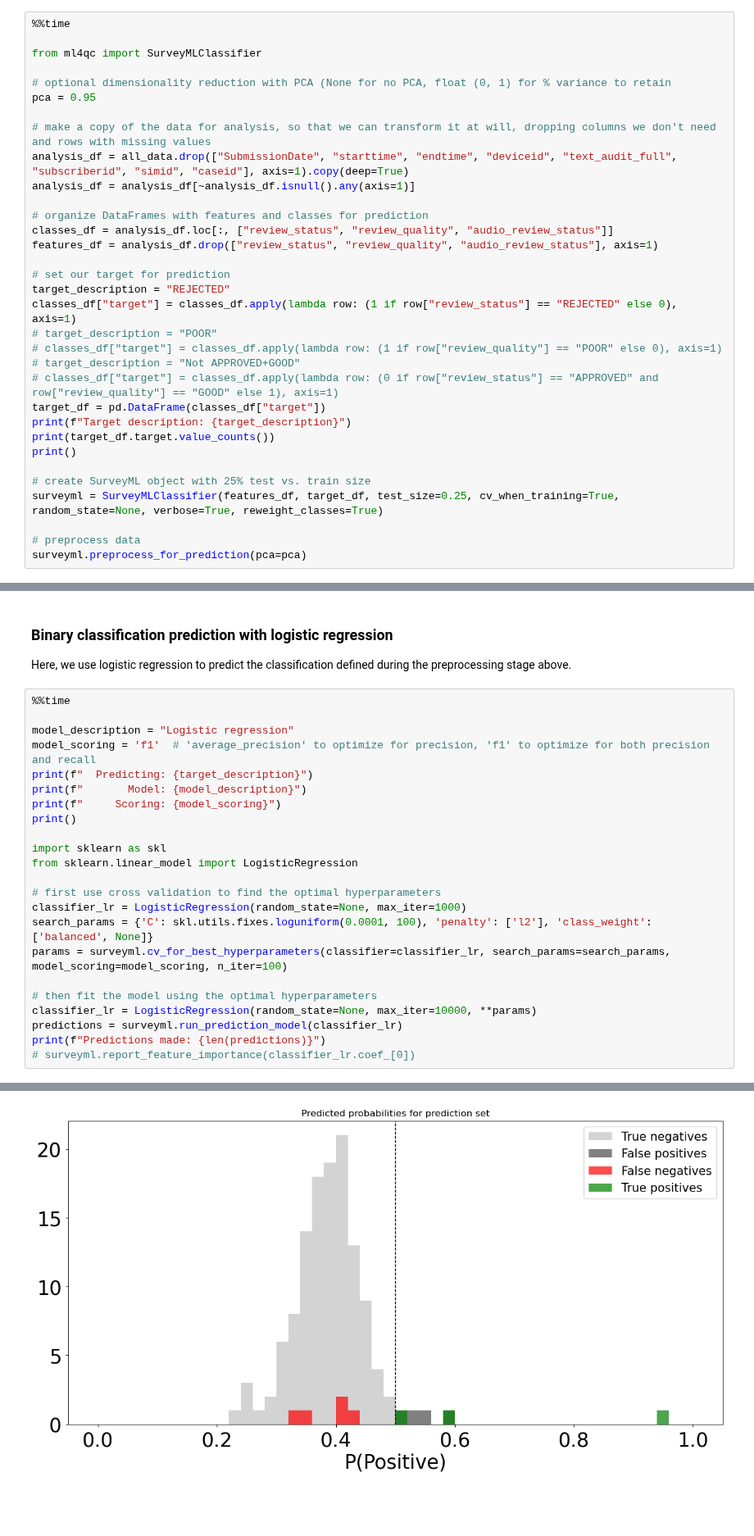
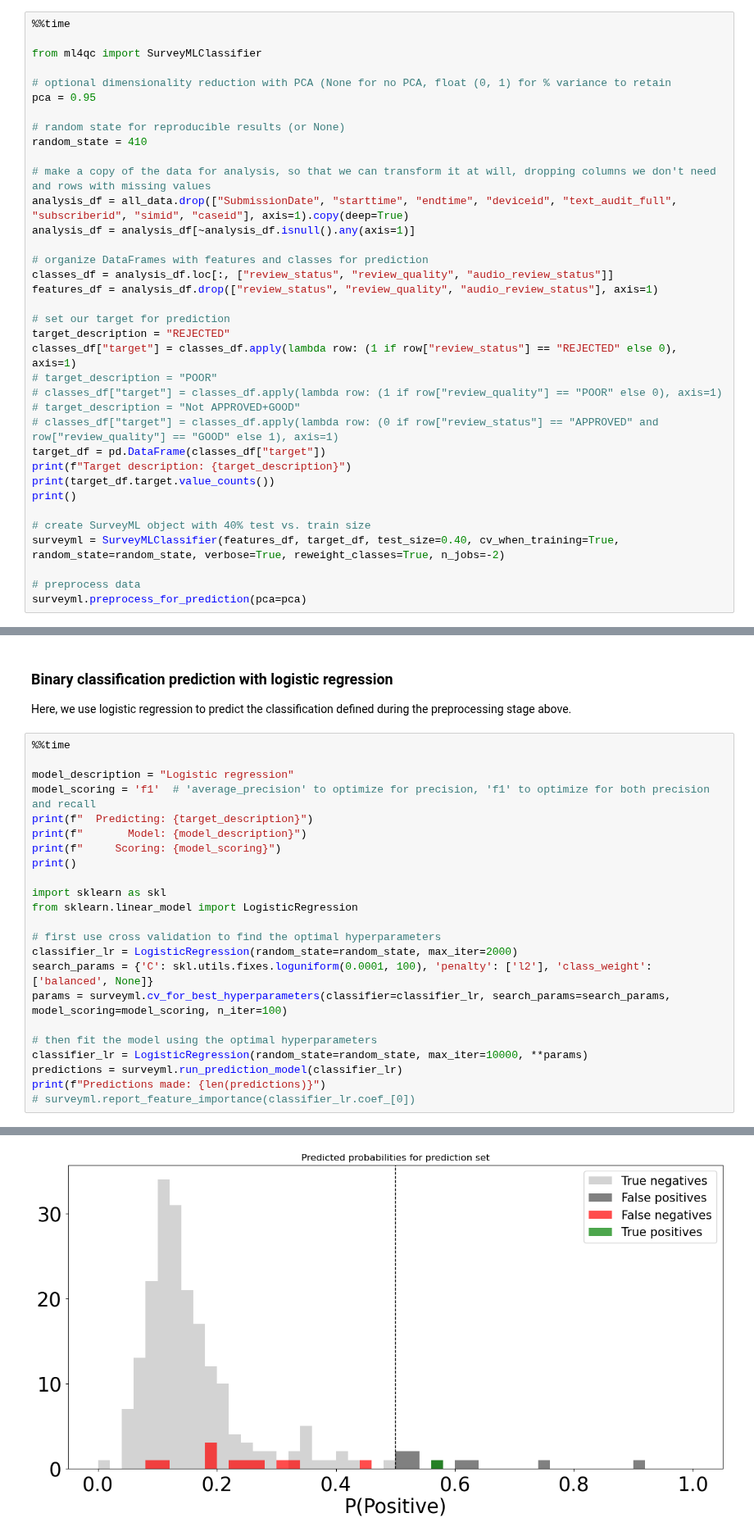
Before and after one commit to higherbar-ai/ml4qc, a Jupyter notebook: src/ml4qc-cati2-example.ipynb, the cells around one changed output, grey strips where cells are left out. Shown at 82% size. Drawn from its saved outputs; the diff is of its cells as text; blank space fills up the shorter version.

```diff
--- a/src/ml4qc-cati2-example.ipynb
+++ b/src/ml4qc-cati2-example.ipynb
@@ -112,6 +112,9 @@ from ml4qc import SurveyMLClassifier
 
 # optional dimensionality reduction with PCA (None for no PCA, float (0, 1) for % variance to retain
 pca = 0.95
+
+# random state for reproducible results (or None)
+random_state = 410
 
 # make a copy of the data for analysis, so that we can transform it at will, dropping columns we don't need and rows with missing values
 analysis_df = all_data.drop(["SubmissionDate", "starttime", "endtime", "deviceid", "text_audit_full", "subscriberid", "simid", "caseid"], axis=1).copy(deep=True)
@@ -133,8 +136,8 @@ print(f"Target description: {target_description}")
 print(target_df.target.value_counts())
 print()
 
-# create SurveyML object with 25% test vs. train size
-surveyml = SurveyMLClassifier(features_df, target_df, test_size=0.25, cv_when_training=True, random_state=None, verbose=True, reweight_classes=True)
+# create SurveyML object with 40% test vs. train size
+surveyml = SurveyMLClassifier(features_df, target_df, test_size=0.40, cv_when_training=True, random_state=random_state, verbose=True, reweight_classes=True, n_jobs=-2)
 
 # preprocess data
 surveyml.preprocess_for_prediction(pca=pca)
@@ -208,12 +211,12 @@ import sklearn as skl
 from sklearn.linear_model import LogisticRegression
 
 # first use cross validation to find the optimal hyperparameters
-classifier_lr = LogisticRegression(random_state=None, max_iter=1000)
+classifier_lr = LogisticRegression(random_state=random_state, max_iter=2000)
 search_params = {'C': skl.utils.fixes.loguniform(0.0001, 100), 'penalty': ['l2'], 'class_weight': ['balanced', None]}
 params = surveyml.cv_for_best_hyperparameters(classifier=classifier_lr, search_params=search_params, model_scoring=model_scoring, n_iter=100)
 
 # then fit the model using the optimal hyperparameters
-classifier_lr = LogisticRegression(random_state=None, max_iter=10000, **params)
+classifier_lr = LogisticRegression(random_state=random_state, max_iter=10000, **params)
 predictions = surveyml.run_prediction_model(classifier_lr)
 print(f"Predictions made: {len(predictions)}")
 # surveyml.report_feature_importance(classifier_lr.coef_[0])
@@ -239 +242 @@ test_roc_auc: 0.8417312219943798 (SD: 0.09659955593660999)
-[figure, old version]
+[figure, new version]
```
Also changed, not shown: parts of 8 cells of this notebook, 4 other files.
